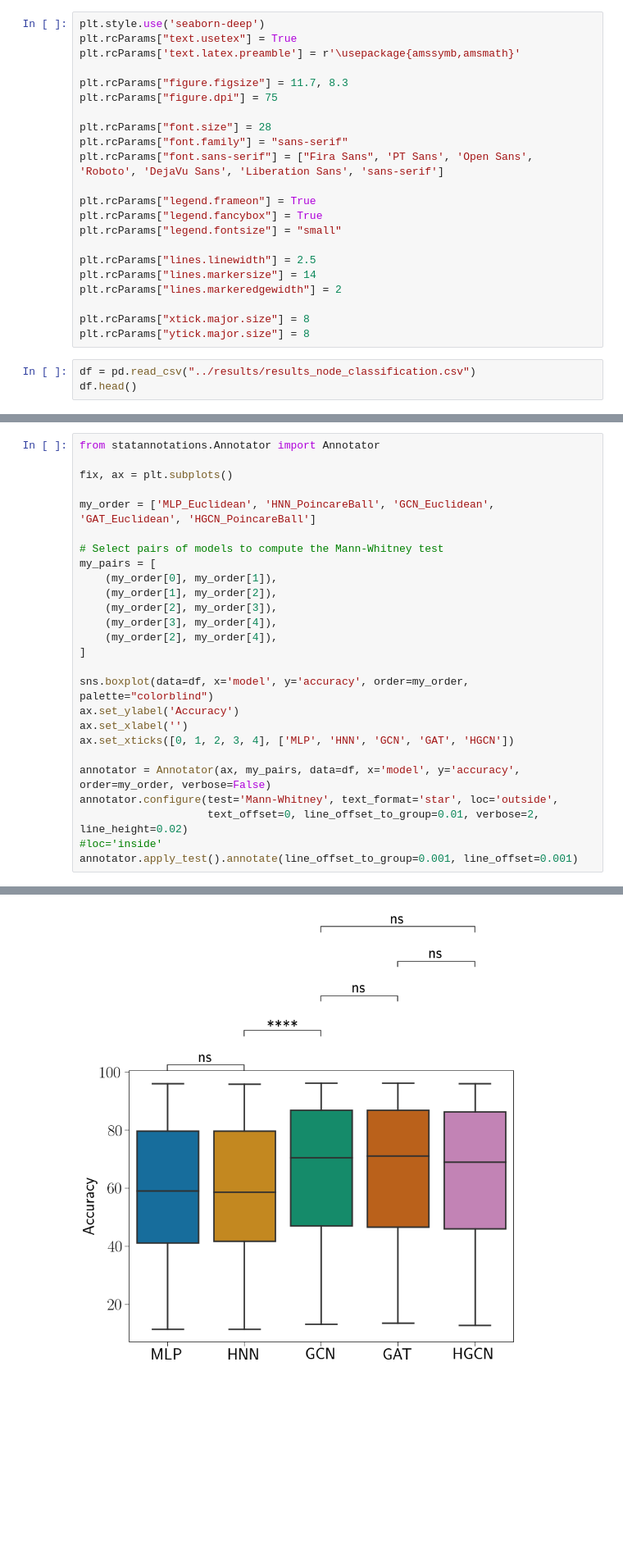
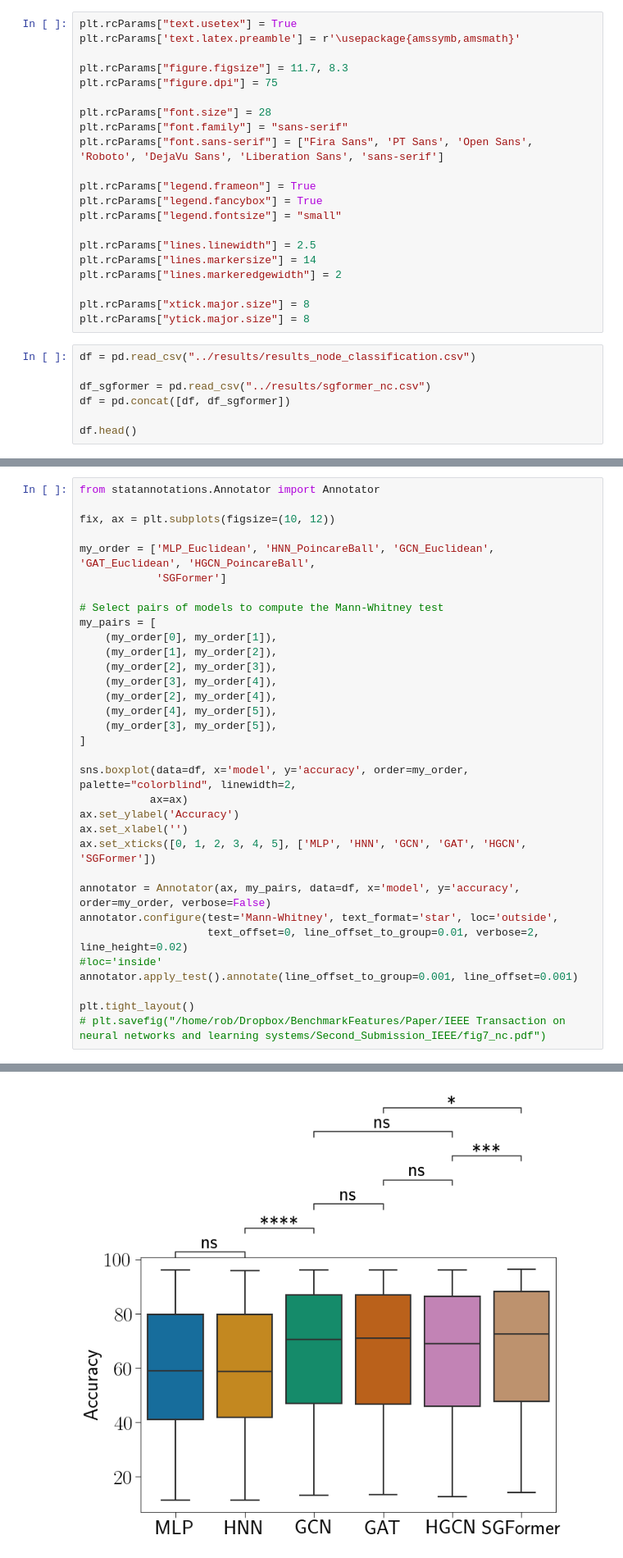
Before and after one commit to networkgeometry/hyperbolic-benchmark-gnn, a Jupyter notebook: notebooks/paper-node-classification-overall-results.ipynb, the cells around one changed output, grey strips where cells are left out. Shown: that part at 82% size. Cells and saved outputs as stored; diff of their text form; blank space fills up the shorter version.

Commit message:
sgformer robustness experiment

```diff
--- a/notebooks/paper-node-classification-overall-results.ipynb
+++ b/notebooks/paper-node-classification-overall-results.ipynb
@@ -19,7 +19,6 @@ import re
 import warnings
 warnings.filterwarnings('ignore')
 # %%
-plt.style.use('seaborn-deep')
 plt.rcParams["text.usetex"] = True
 plt.rcParams['text.latex.preamble'] = r'\usepackage{amssymb,amsmath}'
 
@@ -42,6 +41,10 @@ plt.rcParams["xtick.major.size"] = 8
 plt.rcParams["ytick.major.size"] = 8
 # %%
 df = pd.read_csv("../results/results_node_classification.csv")
+
+df_sgformer = pd.read_csv("../results/sgformer_nc.csv")
+df = pd.concat([df, df_sgformer])
+
 df.head()
 # %% [output]
 |  | model | with_features | nc_test_size | Beta_s | gamma_s | Ns_obs | kmean_s | gamma_n | kmean_n | gamma_f | ... |
@@ -53,9 +56,10 @@ df.head()
 # %%
 from statannotations.Annotator import Annotator
 
-fix, ax = plt.subplots()
+fix, ax = plt.subplots(figsize=(10, 12))
 
-my_order = ['MLP_Euclidean', 'HNN_PoincareBall', 'GCN_Euclidean', 'GAT_Euclidean', 'HGCN_PoincareBall']
+my_order = ['MLP_Euclidean', 'HNN_PoincareBall', 'GCN_Euclidean', 'GAT_Euclidean', 'HGCN_PoincareBall',
+            'SGFormer']
 
 # Select pairs of models to compute the Mann-Whitney test
 my_pairs = [
@@ -64,18 +68,24 @@ my_pairs = [
     (my_order[2], my_order[3]),
     (my_order[3], my_order[4]),
     (my_order[2], my_order[4]),
+    (my_order[4], my_order[5]),
+    (my_order[3], my_order[5]),
 ]
 
-sns.boxplot(data=df, x='model', y='accuracy', order=my_order, palette="colorblind")
+sns.boxplot(data=df, x='model', y='accuracy', order=my_order, palette="colorblind", linewidth=2,
+           ax=ax)
 ax.set_ylabel('Accuracy')
 ax.set_xlabel('')
-ax.set_xticks([0, 1, 2, 3, 4], ['MLP', 'HNN', 'GCN', 'GAT', 'HGCN'])
+ax.set_xticks([0, 1, 2, 3, 4, 5], ['MLP', 'HNN', 'GCN', 'GAT', 'HGCN', 'SGFormer'])
 
 annotator = Annotator(ax, my_pairs, data=df, x='model', y='accuracy', order=my_order, verbose=False)
 annotator.configure(test='Mann-Whitney', text_format='star', loc='outside',
                     text_offset=0, line_offset_to_group=0.01, verbose=2, line_height=0.02)
 #loc='inside'
 annotator.apply_test().annotate(line_offset_to_group=0.001, line_offset=0.001)
+
+plt.tight_layout()
+# plt.savefig("/home/rob/Dropbox/BenchmarkFeatures/Paper/IEEE Transaction on neural networks and learning systems/Second_Submission_IEEE/fig7_nc.pdf")
 # %% [output]
 p-value annotation legend:
       ns: 5.00e-02 < p <= 1.00e+00
@@ -98 +104 @@ GCN_Euclidean vs. HGCN_PoincareBall: Mann-Whitney-Wilcoxon test two-sided, P_val
-[figure, old version]
+[figure, new version]
```
Also changed, not shown: parts of 1 cell of this notebook, 16 other files.
